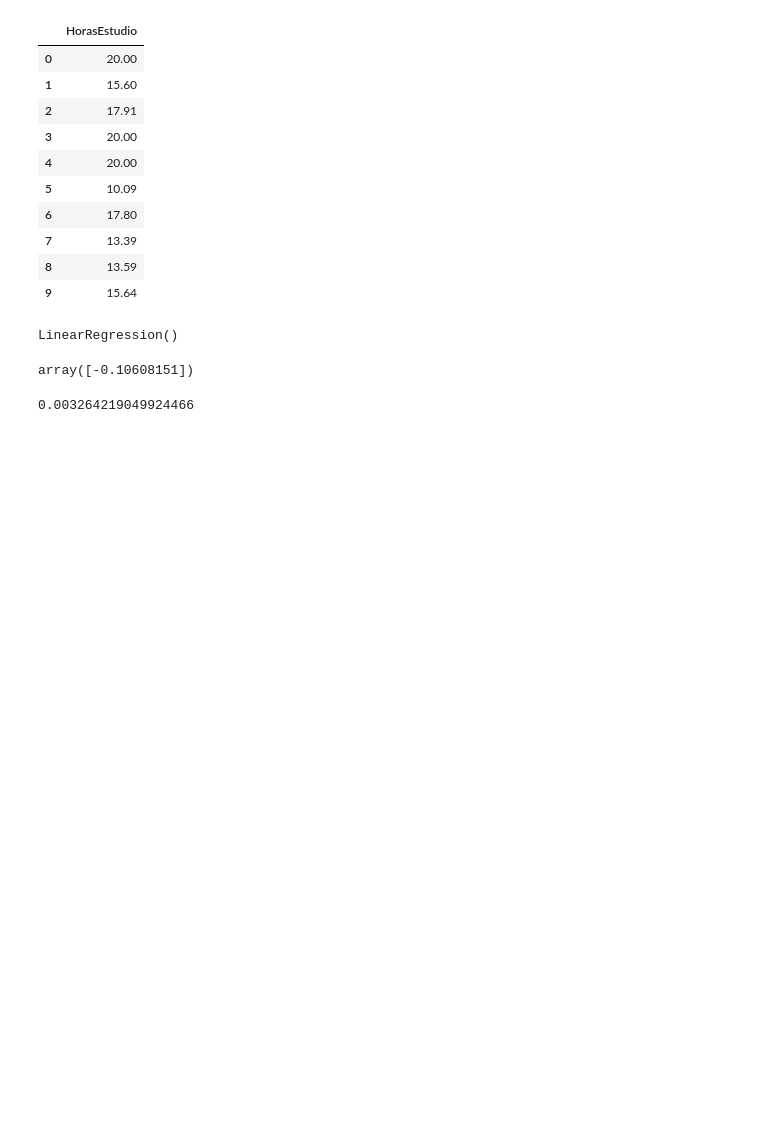
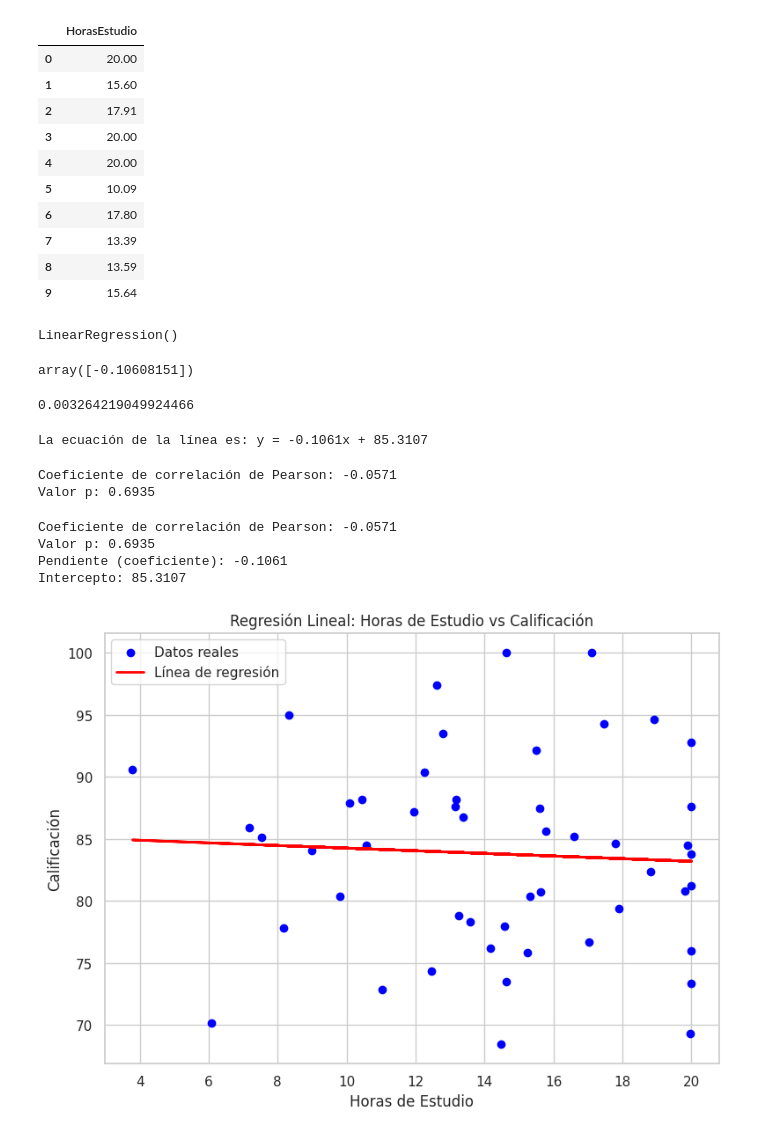
Before and after one commit to JorgeLopez06/Probabilidad_Y_Estadistica, a Jupyter notebook: Regresion_Lineal_Grupo_1.ipynb, the cells around one changed output. Saved outputs shown, nothing was run; the diff lists cells and outputs as text; code cells hidden in the pictures; blank space fills up the shorter version.

```diff
--- a/Regresion_Lineal_Grupo_1.ipynb
+++ b/Regresion_Lineal_Grupo_1.ipynb
@@ -182,3 +182,81 @@ array([-0.10608151])
 lm.score(x,y)
 # %% [output]
 0.003264219049924466
+# %%
+#Ecuación
+print(f"La ecuación de la línea es: y = {pendiente:.4f}x + {intercepto:.4f}")
+# %% [output]
+La ecuación de la línea es: y = -0.1061x + 85.3107
+# %%
+import pandas as pd
+from scipy.stats import pearsonr
+
+
+df1 = pd.read_csv('grupo1.csv')
+
+# Extraer las variables
+x = df1['HorasEstudio']           # Variable independiente: horas de estudio
+y = df1['Calificacion']    # Variable dependiente: calificaciones
+
+# Calcular el coeficiente de correlación de Pearson
+coef, p_value = pearsonr(x, y)
+
+print(f"Coeficiente de correlación de Pearson: {coef:.4f}")
+print(f"Valor p: {p_value:.4f}")
+# %% [output]
+Coeficiente de correlación de Pearson: -0.0571
+Valor p: 0.6935
+# %%
+import pandas as pd
+from scipy.stats import pearsonr
+import matplotlib.pyplot as plt
+import numpy as np
+from sklearn.linear_model import LinearRegression
+
+# Cargar el archivo CSV
+df = pd.read_csv('grupo1.csv')
+
+# Renombrar columnas para facilitar el acceso
+df.rename(columns={'HorasEstudio': 'estudio', 'Calificacion': 'calificaciones'}, inplace=True)
+
+# Extraer variables
+x = df['estudio']
+y = df['calificaciones']
+
+# Calcular coeficiente de correlación de Pearson
+coef, p_value = pearsonr(x, y)
+print(f"Coeficiente de correlación de Pearson: {coef:.4f}")
+print(f"Valor p: {p_value:.4f}")
+
+# Redimensionar para modelo de regresión lineal
+X = x.values.reshape(-1, 1)
+Y = y.values
+
+# Crear y entrenar el modelo
+modelo = LinearRegression()
+modelo.fit(X, Y)
+
+# Predicciones
+y_pred = modelo.predict(X)
+
+# Mostrar parámetros del modelo
+print(f"Pendiente (coeficiente): {modelo.coef_[0]:.4f}")
+print(f"Intercepto: {modelo.intercept_:.4f}")
+
+# Graficar datos y línea de regresión
+plt.figure(figsize=(8, 6))
+plt.scatter(x, y, color='blue', label='Datos reales')
+plt.plot(x, y_pred, color='red', linewidth=2, label='Línea de regresión')
+plt.title('Regresión Lineal: Horas de Estudio vs Calificación')
+plt.xlabel('Horas de Estudio')
+plt.ylabel('Calificación')
+plt.legend()
+plt.grid(True)
+plt.tight_layout()
+plt.show()
+# %% [output]
+Coeficiente de correlación de Pearson: -0.0571
+Valor p: 0.6935
+Pendiente (coeficiente): -0.1061
+Intercepto: 85.3107
+[figure, added]
```
Also changed, not shown: parts of 3 cells of this notebook.
